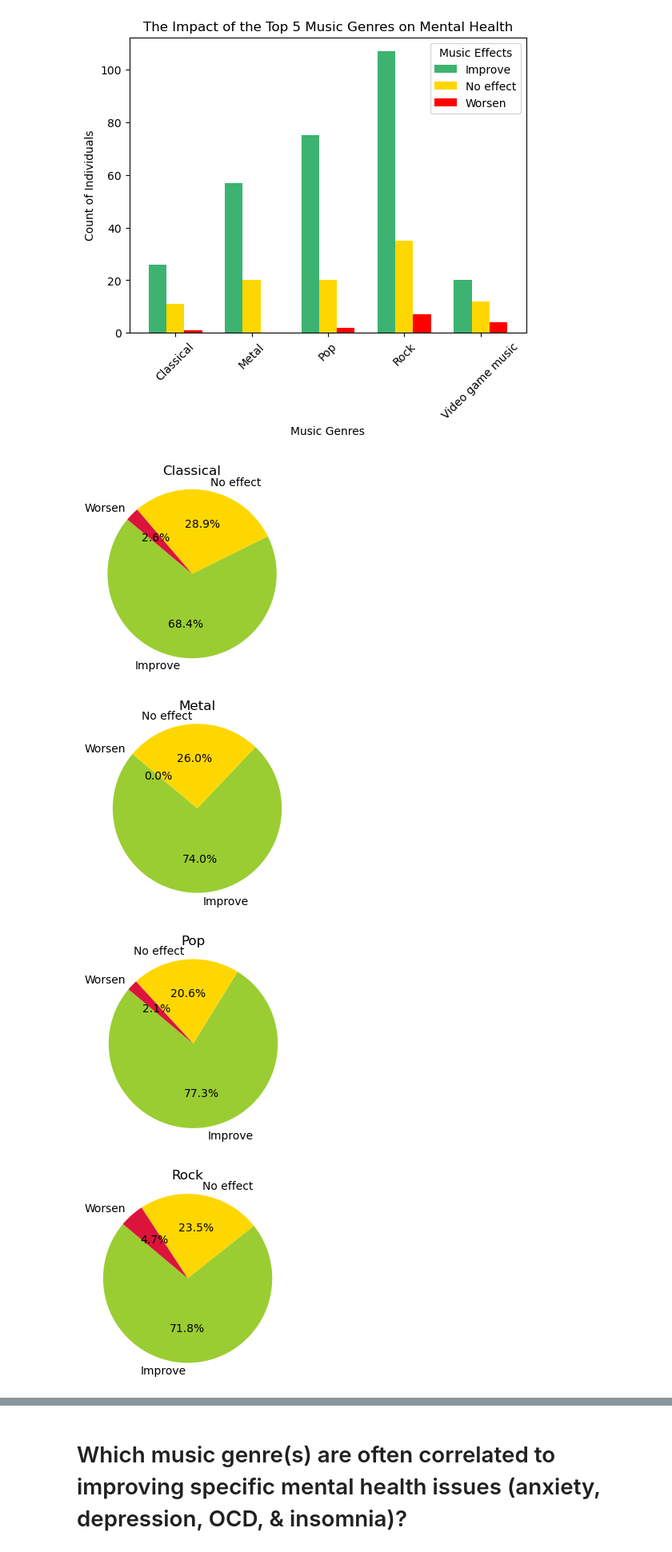
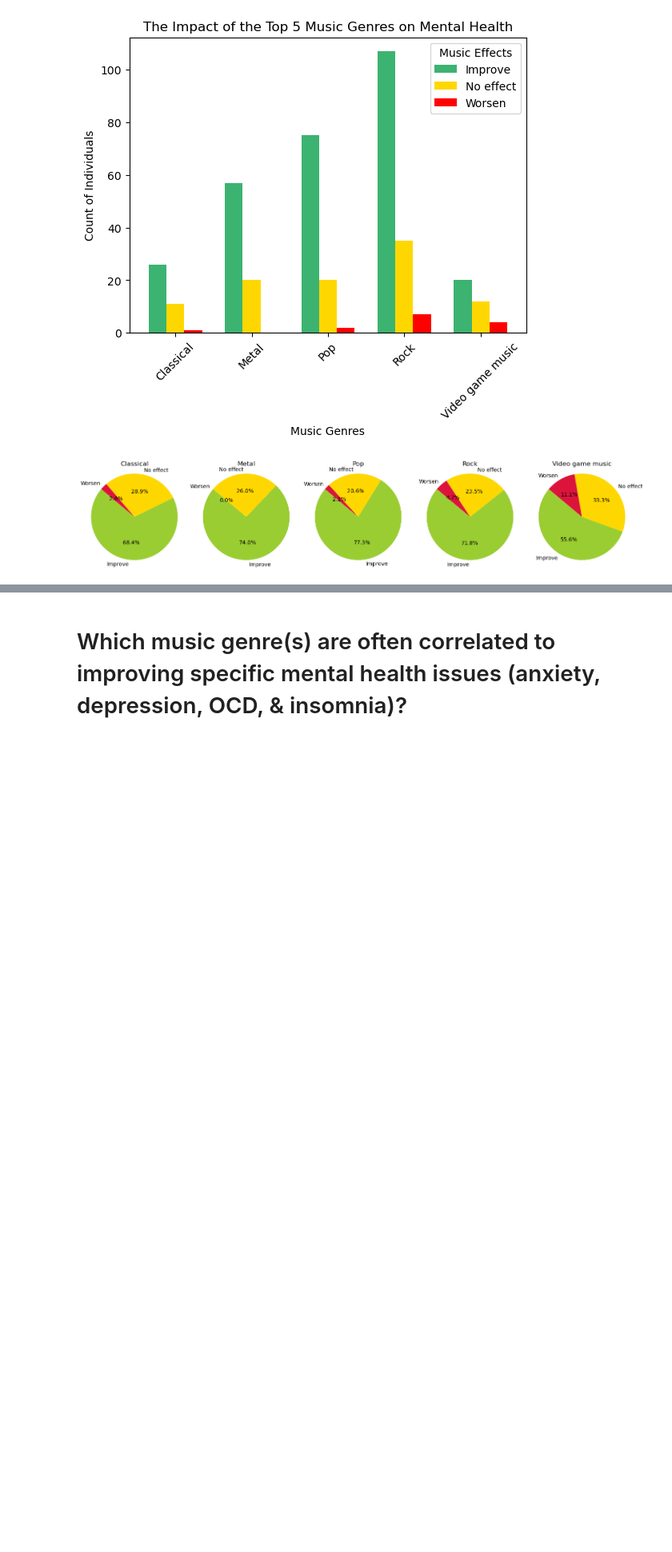
Before and after one commit to karinaahumada01/project-1, a Jupyter notebook: mxmh_main_analysis.ipynb, the cells around one changed output, grey strips where cells are left out. Shown: that part at 80% size. Saved outputs shown, nothing was run; the diff lists cells and outputs as text; code cells hidden in the pictures; blank space fills up the shorter version.

```diff
--- a/mxmh_main_analysis.ipynb
+++ b/mxmh_main_analysis.ipynb
@@ -199,26 +199,30 @@ plt.show()
 # %%
 #2 Pie chart: To show the proportion of participants who report positive or negative impacts for each of the top 5 music genres.
 filtered_top_5_df = mxmh_clean_df[mxmh_clean_df['Fav genre'].isin(top_5_genres.index) & mxmh_clean_df['Music effects'].isin(['Improve',
 'Worsen', 'No effect'])]
 
 # Group by 'Fav genre' and 'Music effects' to get the count for each combination
 genre_effect_counts_top5 = filtered_top_5_df.groupby(['Fav genre', 'Music effects']).size().unstack(fill_value=0)
 
 # Plotting a pie chart for each genre
 for genre in genre_effect_counts_top5.index:
     # Data for the current genre
     counts = genre_effect_counts_top5.loc[genre]
 
     custom_colors=['yellowgreen','gold','crimson']
+# Create a figure with subplots
+fig, axes = plt.subplots(1, len(genre_effect_counts_top5.index), figsize=(15, 3))  # Adjust the figsize as needed
 
-    # Plotting the pie chart
-    plt.figure(figsize=(3, 3))
-    plt.pie(counts, labels=counts.index, autopct='%1.1f%%', startangle=140, colors=custom_colors)
-    plt.title(f'{genre}')
-    plt.axis('equal')  # Equal aspect ratio ensures the pie chart is a circle
-    plt.show()
+# Plotting a pie chart for each genre
+for ax, genre in zip(axes, genre_effect_counts_top5.index):
+    # Data for the current genre
+    counts = genre_effect_counts_top5.loc[genre]
+
+    # Plotting the pie chart on the respective axis
+    ax.pie(counts, labels=counts.index, autopct='%1.1f%%', startangle=140, colors=custom_colors)
+    ax.set_title(f'{genre}')
+    ax.axis('equal')  # Equal aspect ratio ensures the pie chart is a circle
+
+plt.tight_layout()
 # %% [output]
-[figure, old version]
+[figure, new version]
-[figure, removed]
-[figure, removed]
-[figure, removed]
```
Also changed, not shown: parts of 2 cells of this notebook.
